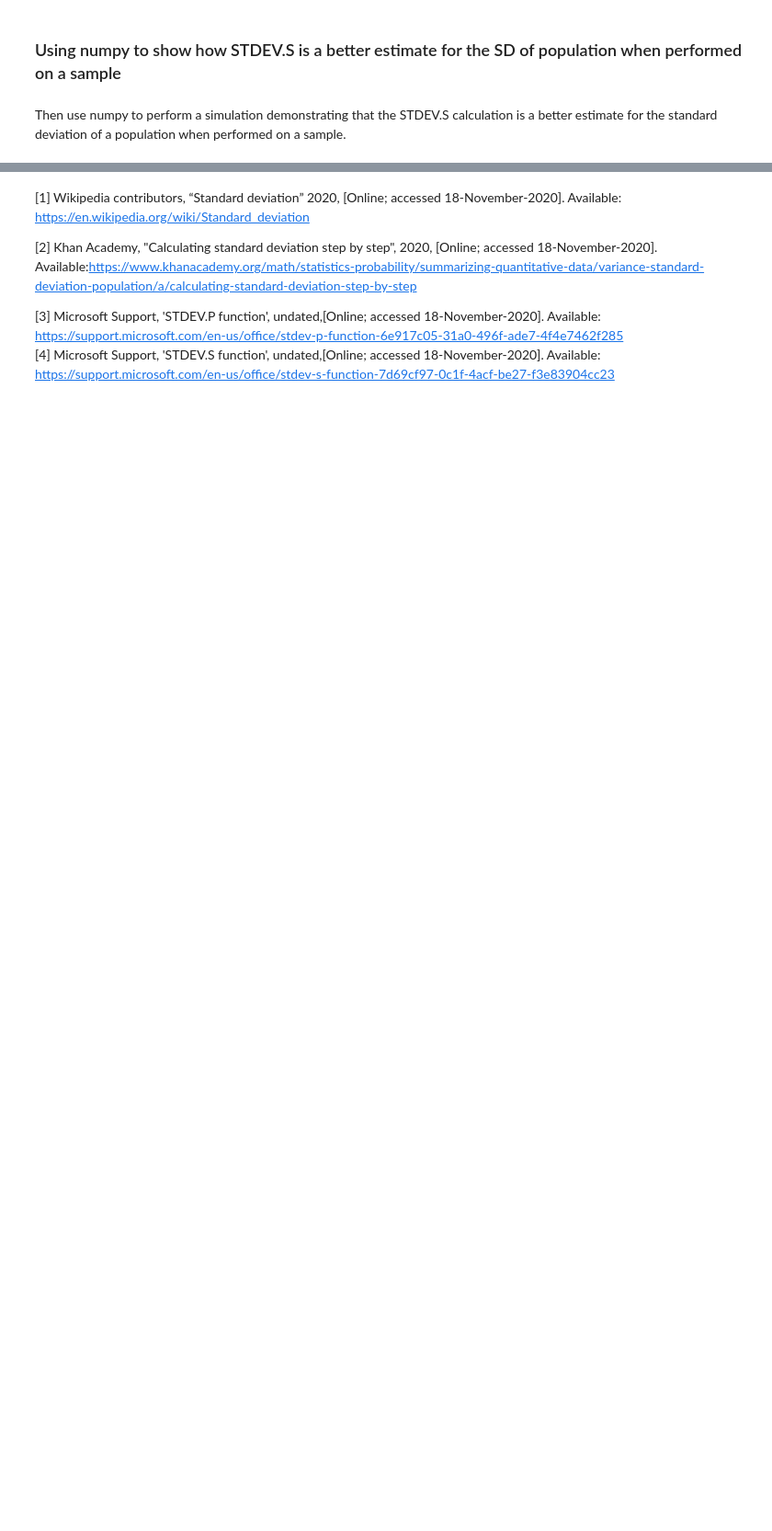
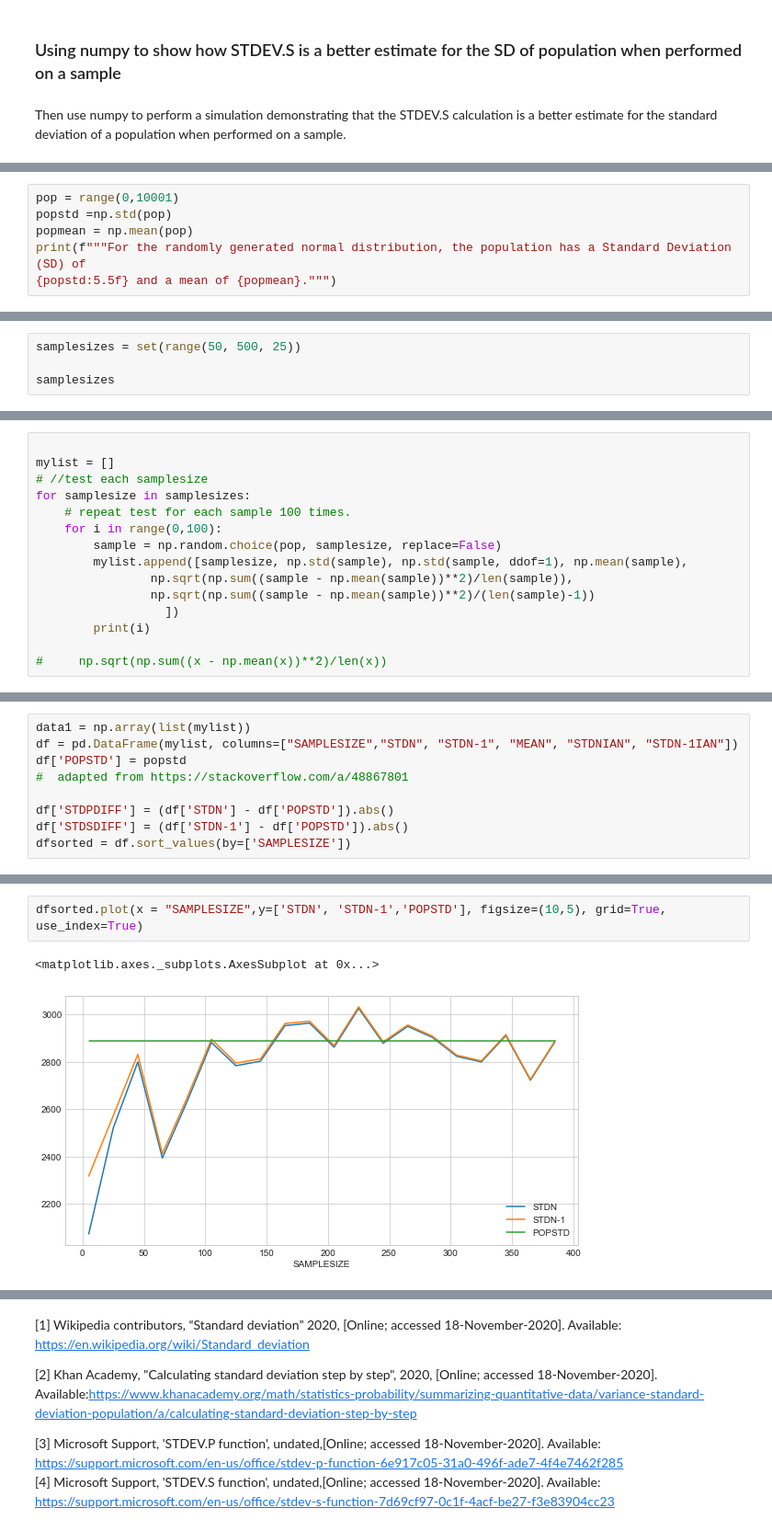
Before and after one commit to fionaoriordan/MLS_Tasks, a Jupyter notebook: Tasks.ipynb, the cells around one changed output, grey strips where cells are left out. Shown: that part at 92% size. Cells and saved outputs as stored; diff of their text form; blank space fills up the shorter version.

```diff
--- a/Tasks.ipynb
+++ b/Tasks.ipynb
@@ -435,0 +439,6 @@ print(format(np.std(x, dtype=np.float64), '.56f'))
+# %%
+pop = range(0,10001)
+popstd =np.std(pop)
+popmean = np.mean(pop)
+print(f"""For the randomly generated normal distribution, the population has a Standard Deviation (SD) of
+{popstd:5.5f} and a mean of {popmean}.""")
@@ -435,0 +448,4 @@ print(format(np.std(x, dtype=np.float64), '.56f'))
+# %%
+samplesizes = set(range(50, 500, 25))
+
+samplesizes
@@ -435,0 +473,15 @@ print(format(np.std(x, dtype=np.float64), '.56f'))
+# %%
+
+mylist = []
+# //test each samplesize
+for samplesize in samplesizes:
+    # repeat test for each sample 100 times.
+    for i in range(0,100):
+        sample = np.random.choice(pop, samplesize, replace=False)
+        mylist.append([samplesize, np.std(sample), np.std(sample, ddof=1), np.mean(sample),
+                np.sqrt(np.sum((sample - np.mean(sample))**2)/len(sample)),
+                np.sqrt(np.sum((sample - np.mean(sample))**2)/(len(sample)-1))
+                  ])
+        print(i)
+
+#     np.sqrt(np.sum((x - np.mean(x))**2)/len(x))
@@ -435,0 +506,9 @@ print(format(np.std(x, dtype=np.float64), '.56f'))
+# %%
+data1 = np.array(list(mylist))
+df = pd.DataFrame(mylist, columns=["SAMPLESIZE","STDN", "STDN-1", "MEAN", "STDNIAN", "STDN-1IAN"])
+df['POPSTD'] = popstd
+#  adapted from https://stackoverflow.com/a/48867801
+
+df['STDPDIFF'] = (df['STDN'] - df['POPSTD']).abs()
+df['STDSDIFF'] = (df['STDN-1'] - df['POPSTD']).abs()
+dfsorted = df.sort_values(by=['SAMPLESIZE'])
@@ -436,3 +539,8 @@ print(format(np.std(x, dtype=np.float64), '.56f'))
+# %%
+dfsorted.plot(x = "SAMPLESIZE",y=['STDN', 'STDN-1','POPSTD'], figsize=(10,5), grid=True, use_index=True)
+# %% [output]
+<matplotlib.axes._subplots.AxesSubplot at 0x...>
+[figure, added]
 # %%
 unbiasedstd = np.sqrt((np.sum((x - np.mean(x))**2)/len(x-1)))
 print(format(unbiasedstd, '.56f'))
```
Also changed, not shown: parts of 27 cells of this notebook.
